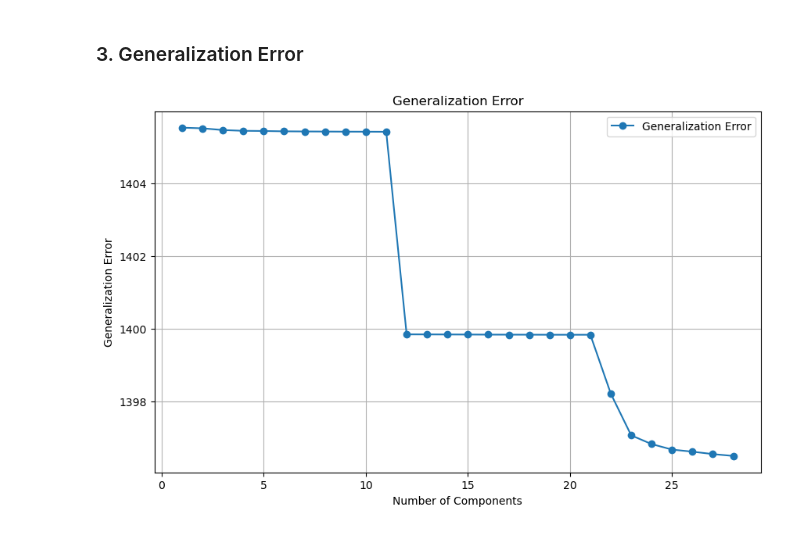
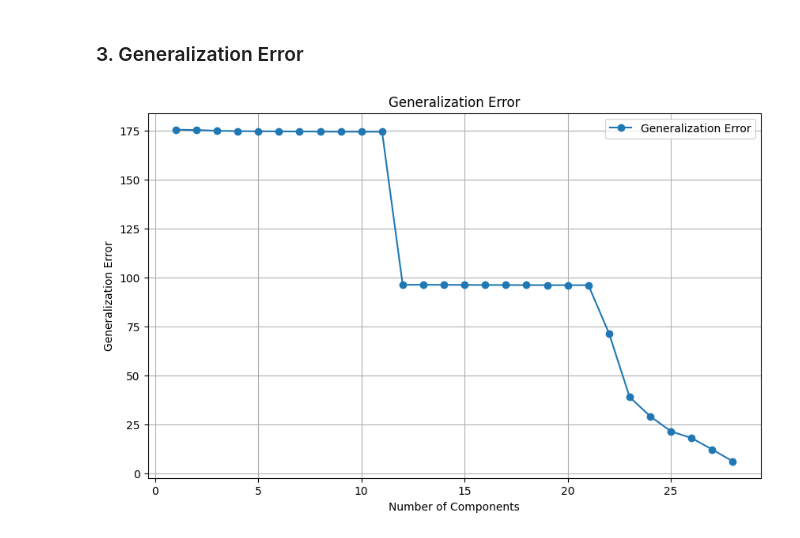
Before and after one commit to 54CHA-PJ/ECN-Statistical-Muscle-Shape-Modeling, a Jupyter notebook: CODE/pca_metrics.ipynb, the cells around one changed output. Drawn from its saved outputs; the diff is of its cells as text; code cells hidden in the pictures.

```diff
--- a/CODE/pca_metrics.ipynb
+++ b/CODE/pca_metrics.ipynb
@@ -34,4 +34,9 @@ def load_eigenvectors(directory):
             eigenvector = np.loadtxt(filepath)
             eigenvectors.append(eigenvector)
     return np.array(eigenvectors)
+# %%
+real_shapes = load_shapes(PARTICLES)
+eigenvalues = np.loadtxt(PCA_RESULTS / 'eigenvalues.eval')
+eigenvectors = load_eigenvectors(PCA_RESULTS)
+eigenvectors = np.array([vec / np.linalg.norm(vec) for vec in eigenvectors])
 # %% [markdown]
@@ -135,40 +366,40 @@ def calculate_generalization(real_shapes, eigenvectors, max_components):
 
             # Riconstruction of the shape
             delta_shape = shape - mean_shape_new
-            reconstructed_shape = np.zeros_like(shape)
+            reconstructed_shape_centered = np.zeros_like(delta_shape)
             for j in range(num_components):
                 coefficient = np.dot(delta_shape.flatten(), eigenvectors[j].flatten())
-                reconstructed_shape += coefficient * eigenvectors[j]
+                reconstructed_shape_centered += coefficient * eigenvectors[j]
 
-            # Error for the current shape
-            error = np.linalg.norm(shape - reconstructed_shape)
+            # Error for the current shape (delta_shape)
+            error = np.linalg.norm(delta_shape - reconstructed_shape_centered)
             total_error += error
 
         mean_error = total_error / len(real_shapes)
         errors_by_components.append(mean_error)
 
     return errors_by_components
 
 real_shapes = load_shapes(PARTICLES)
 eigenvectors = load_eigenvectors(PCA_RESULTS)
 eigenvectors = np.array([vec / np.linalg.norm(vec) for vec in eigenvectors])
 
 # Global mean shape
 mean_shape = np.mean(real_shapes, axis=0)
 
 # Leave One Out Cross Validation
 max_components = eigenvectors.shape[0]
 generalization_errors = calculate_generalization(
     real_shapes, eigenvectors, max_components
 )
 
 plt.figure(figsize=(10, 6))
 plt.plot(range(1, max_components + 1), generalization_errors, marker='o', label="Generalization Error")
 plt.xlabel('Number of Components')
 plt.ylabel('Generalization Error')
 plt.title('Generalization Error')
 plt.grid(True)
 plt.legend()
 plt.show()
 # %% [output]
-[figure, old version]
+[figure, new version]
```
Also changed, not shown: parts of 16 cells of this notebook, 2 other files.
